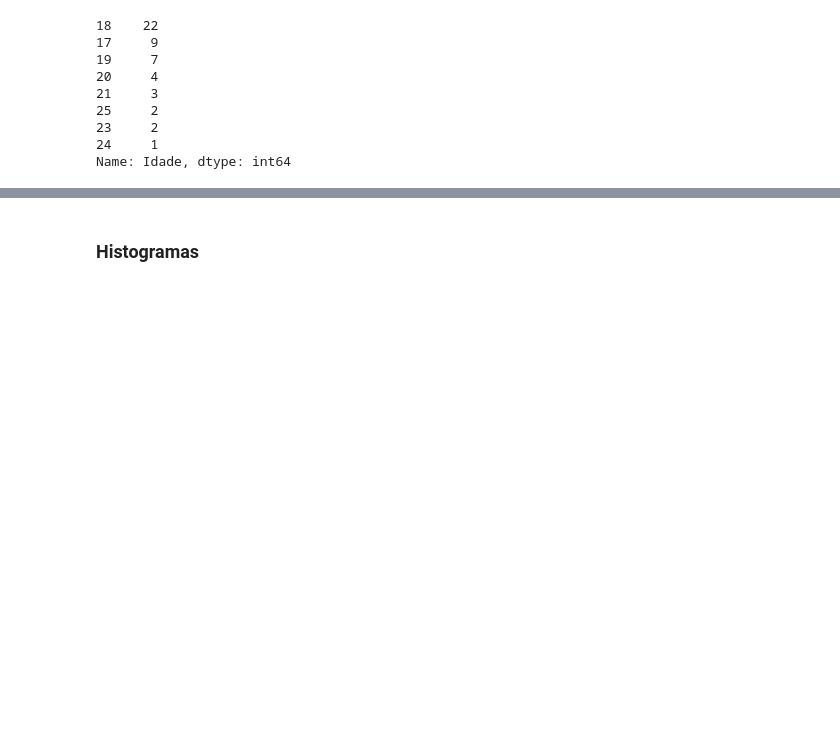
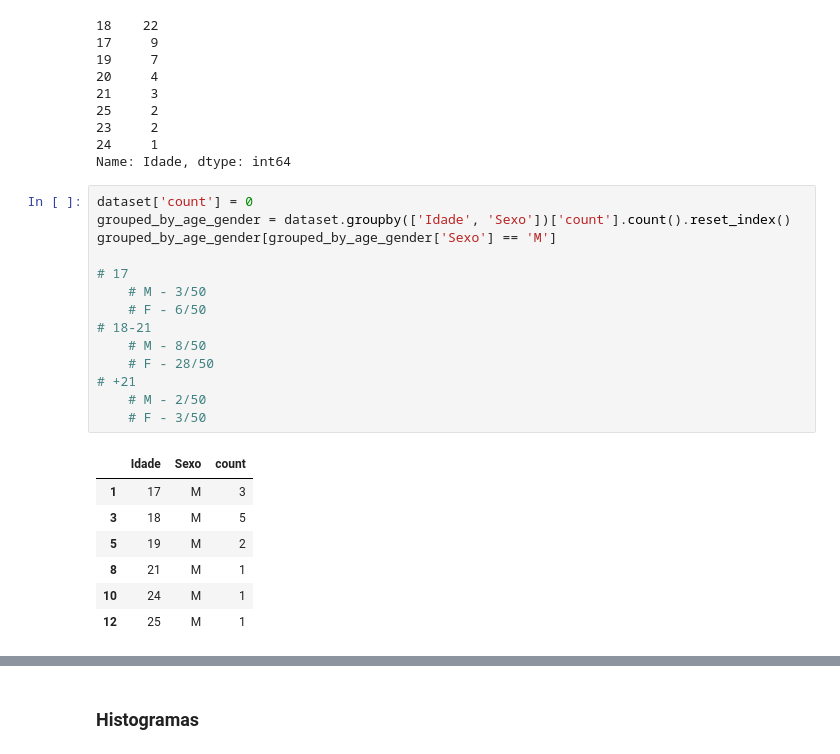
Before and after one commit to rubemkalebe/statistics, a Jupyter notebook: Estatística Descritiva/Lista II (Respostas).ipynb, the cells around one changed output, grey strips where cells are left out. Drawn from its saved outputs; the diff is of its cells as text; blank space fills up the shorter version.

```diff
--- a/Estatística Descritiva/Lista II (Respostas).ipynb
+++ b/Estatística Descritiva/Lista II (Respostas).ipynb
@@ -178,5 +178,27 @@ dataset['Idade'].value_counts()
 23     2
 24     1
 Name: Idade, dtype: int64
+# %%
+dataset['count'] = 0
+grouped_by_age_gender = dataset.groupby(['Idade', 'Sexo'])['count'].count().reset_index()
+grouped_by_age_gender[grouped_by_age_gender['Sexo'] == 'M']
+
+# 17
+    # M - 3/50
+    # F - 6/50
+# 18-21
+    # M - 8/50
+    # F - 28/50
+# +21
+    # M - 2/50
+    # F - 3/50
+# %% [output]
+|  | Idade | Sexo | count |
+| 1 | 17 | M | 3 |
+| 3 | 18 | M | 5 |
+| 5 | 19 | M | 2 |
+| 8 | 21 | M | 1 |
+| 10 | 24 | M | 1 |
+| 12 | 25 | M | 1 |
 # %%
 idade_labels2 = ['Menores de 18', 'Entre 18 e 21', 'Maiores de 21']
```
Also changed, not shown: parts of 2 cells of this notebook.
